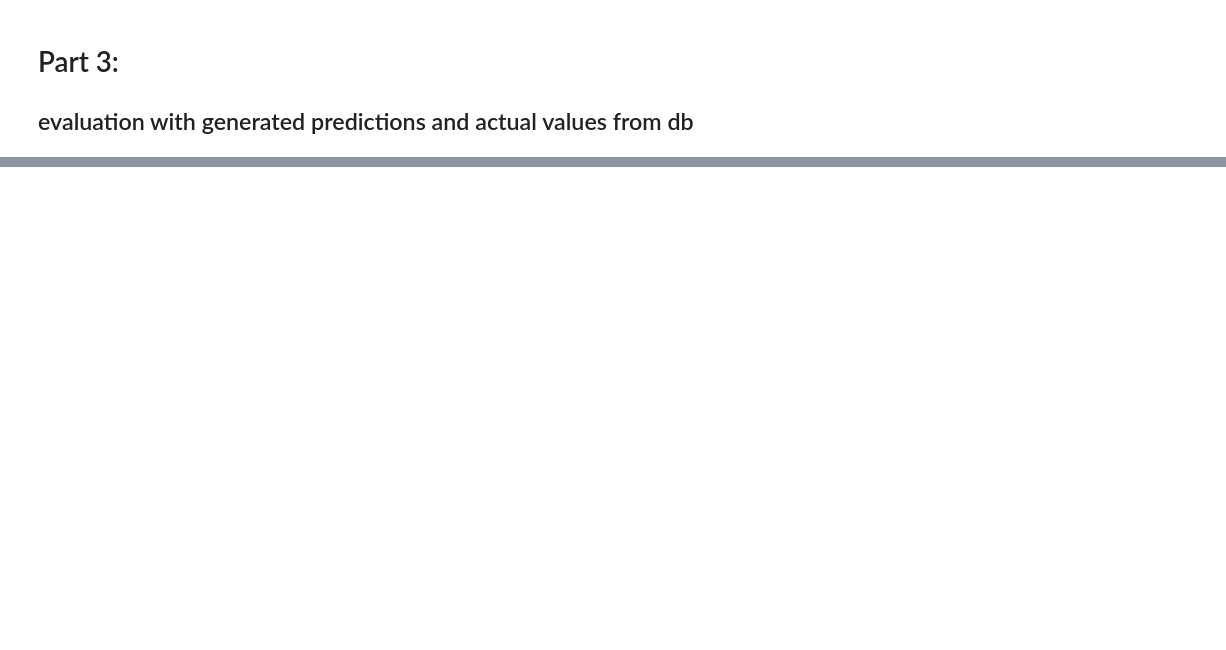
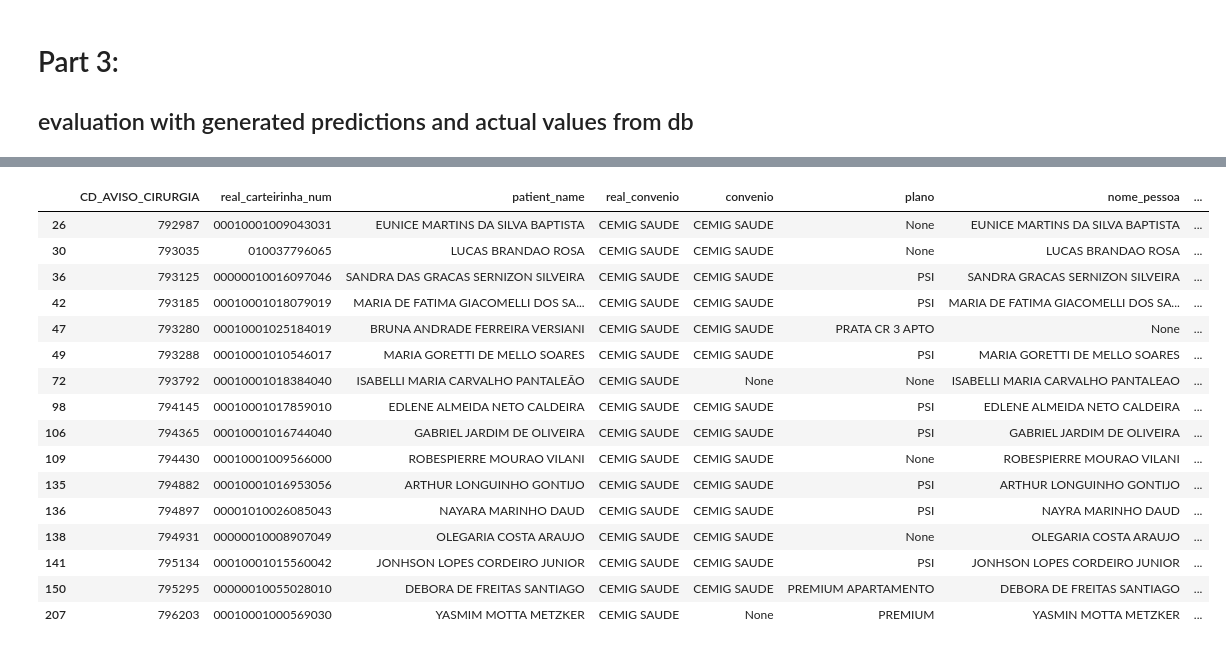
Before and after one commit to joao-thomaz-mle/carteirinha-api, a Jupyter notebook: POC/04_llm_textract_carteirinha_eval.ipynb, the cells around one changed output, grey strips where cells are left out. Saved outputs shown, nothing was run; the diff lists cells and outputs as text; code cells hidden in the pictures; blank space fills up the shorter version.

```diff
--- a/POC/04_llm_textract_carteirinha_eval.ipynb
+++ b/POC/04_llm_textract_carteirinha_eval.ipynb
@@ -208,0 +313,13 @@ llm_results_df = pd.read_sql("SELECT * FROM llm_results", engine_llm)
+# %%
+import sqlalchemy
+import pandas as pd
+
+# Create a database connection
+engine = sqlalchemy.create_engine("sqlite:///gold_carteirinha_database.sqlite")
+df_merged_final = pd.read_sql("SELECT * FROM carteirinha", engine)
+
+engine_textract = sqlalchemy.create_engine("sqlite:///textract_results_database.sqlite")
+engine_llm = sqlalchemy.create_engine("sqlite:///llm_results_database.sqlite")
+
+textract_results_df = pd.read_sql("SELECT * FROM textract_results", engine_textract)
+llm_results_df = pd.read_sql("SELECT * FROM llm_results", engine_llm)
@@ -214,0 +499,34 @@ eval_df.head()
+# %%
+# Filter results for CEMIG SAUDE where match status is Mismatch
+df_cemig_mismatch = eval_df[
+    (eval_df["real_convenio"] == "CEMIG SAUDE") &
+    (eval_df["match_status"] == "Mismatch")
+].copy()  # copy to avoid SettingWithCopyWarning
+
+# Ensure both columns are strings with at least 12 digits
+numero_str = df_cemig_mismatch["numero_carteirinha"].astype(str).str.zfill(12)
+real_str = df_cemig_mismatch["real_carteirinha_num"].astype(str).str.zfill(12)
+
+# Compare last 12 digits vectorized
+df_cemig_mismatch["potential_match"] = ["Potential Match" if n[-12:] == r[-12:] else "No Match"
+                                        for n, r in zip(numero_str, real_str)]
+
+df_cemig_mismatch
+# %% [output]
+|  | CD_AVISO_CIRURGIA | real_carteirinha_num | patient_name | real_convenio | convenio | plano | nome_pessoa | ... |
+| 26 | 792987 | 00010001009043031 | EUNICE MARTINS DA SILVA BAPTISTA | CEMIG SAUDE | CEMIG SAUDE | None | EUNICE MARTINS DA SILVA BAPTISTA | ... |
+| 30 | 793035 | 010037796065 | LUCAS BRANDAO ROSA | CEMIG SAUDE | CEMIG SAUDE | None | LUCAS BRANDAO ROSA | ... |
+| 36 | 793125 | 00000010016097046 | SANDRA DAS GRACAS SERNIZON SILVEIRA | CEMIG SAUDE | CEMIG SAUDE | PSI | SANDRA GRACAS SERNIZON SILVEIRA | ... |
+| 42 | 793185 | 00010001018079019 | MARIA DE FATIMA GIACOMELLI DOS SA... | CEMIG SAUDE | CEMIG SAUDE | PSI | MARIA DE FATIMA GIACOMELLI DOS SA... | ... |
+| 47 | 793280 | 00010001025184019 | BRUNA ANDRADE FERREIRA VERSIANI | CEMIG SAUDE | CEMIG SAUDE | PRATA CR 3 APTO | None | ... |
+| 49 | 793288 | 00010001010546017 | MARIA GORETTI DE MELLO SOARES | CEMIG SAUDE | CEMIG SAUDE | PSI | MARIA GORETTI DE MELLO SOARES | ... |
+| 72 | 793792 | 00010001018384040 | ISABELLI MARIA CARVALHO PANTALEÃO | CEMIG SAUDE | None | None | ISABELLI MARIA CARVALHO PANTALEAO | ... |
+| 98 | 794145 | 00010001017859010 | EDLENE ALMEIDA NETO CALDEIRA | CEMIG SAUDE | CEMIG SAUDE | PSI | EDLENE ALMEIDA NETO CALDEIRA | ... |
+| 106 | 794365 | 00010001016744040 | GABRIEL JARDIM DE OLIVEIRA | CEMIG SAUDE | CEMIG SAUDE | PSI | GABRIEL JARDIM DE OLIVEIRA | ... |
+| 109 | 794430 | 00010001009566000 | ROBESPIERRE MOURAO VILANI | CEMIG SAUDE | CEMIG SAUDE | None | ROBESPIERRE MOURAO VILANI | ... |
+| 135 | 794882 | 00010001016953056 | ARTHUR LONGUINHO GONTIJO | CEMIG SAUDE | CEMIG SAUDE | PSI | ARTHUR LONGUINHO GONTIJO | ... |
+| 136 | 794897 | 00001010026085043 | NAYARA MARINHO DAUD | CEMIG SAUDE | CEMIG SAUDE | PSI | NAYRA MARINHO DAUD | ... |
+| 138 | 794931 | 00000010008907049 | OLEGARIA COSTA ARAUJO | CEMIG SAUDE | CEMIG SAUDE | None | OLEGARIA COSTA ARAUJO | ... |
+| 141 | 795134 | 00010001015560042 | JONHSON LOPES CORDEIRO JUNIOR | CEMIG SAUDE | CEMIG SAUDE | PSI | JONHSON LOPES CORDEIRO JUNIOR | ... |
+| 150 | 795295 | 00000010055028010 | DEBORA DE FREITAS SANTIAGO | CEMIG SAUDE | CEMIG SAUDE | PREMIUM APARTAMENTO | DEBORA DE FREITAS SANTIAGO | ... |
+| 207 | 796203 | 00010001000569030 | YASMIM MOTTA METZKER | CEMIG SAUDE | None | PREMIUM | YASMIN MOTTA METZKER | ... |
```
Also changed, not shown: parts of 22 cells of this notebook, 2 other files.
